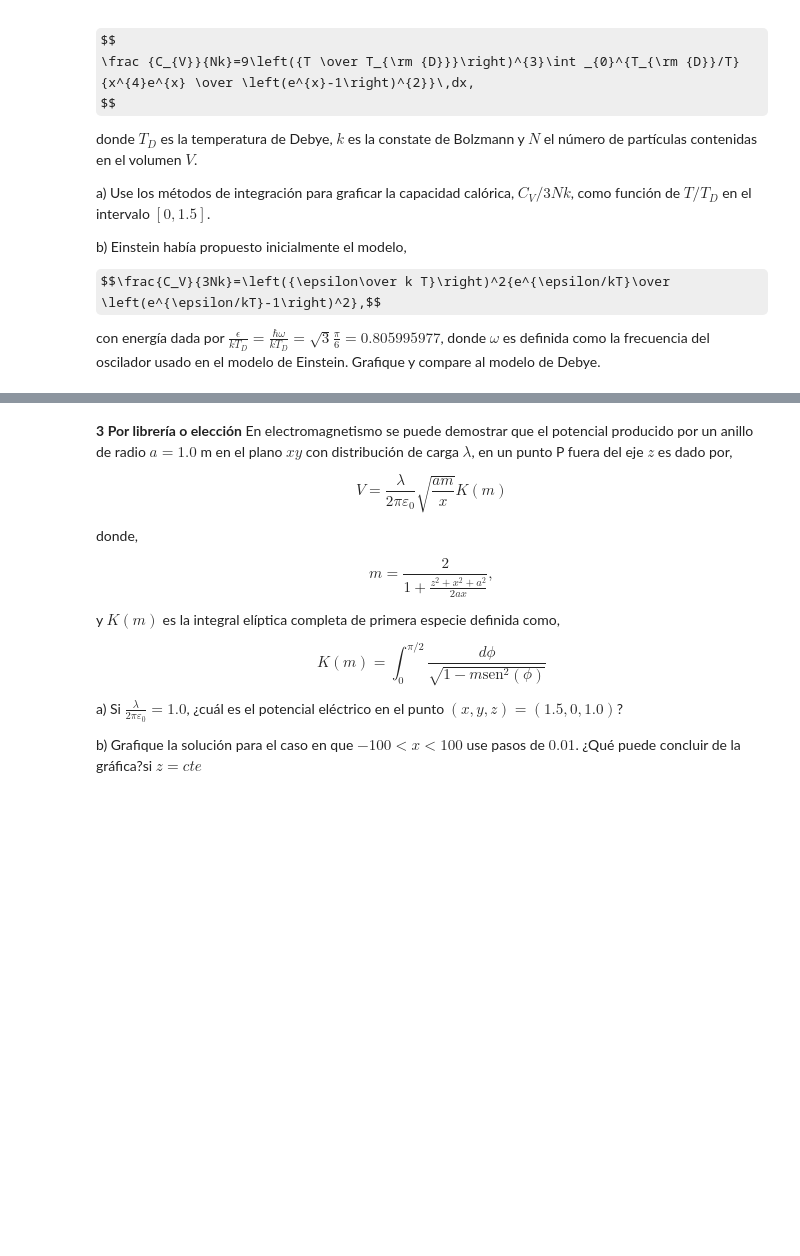
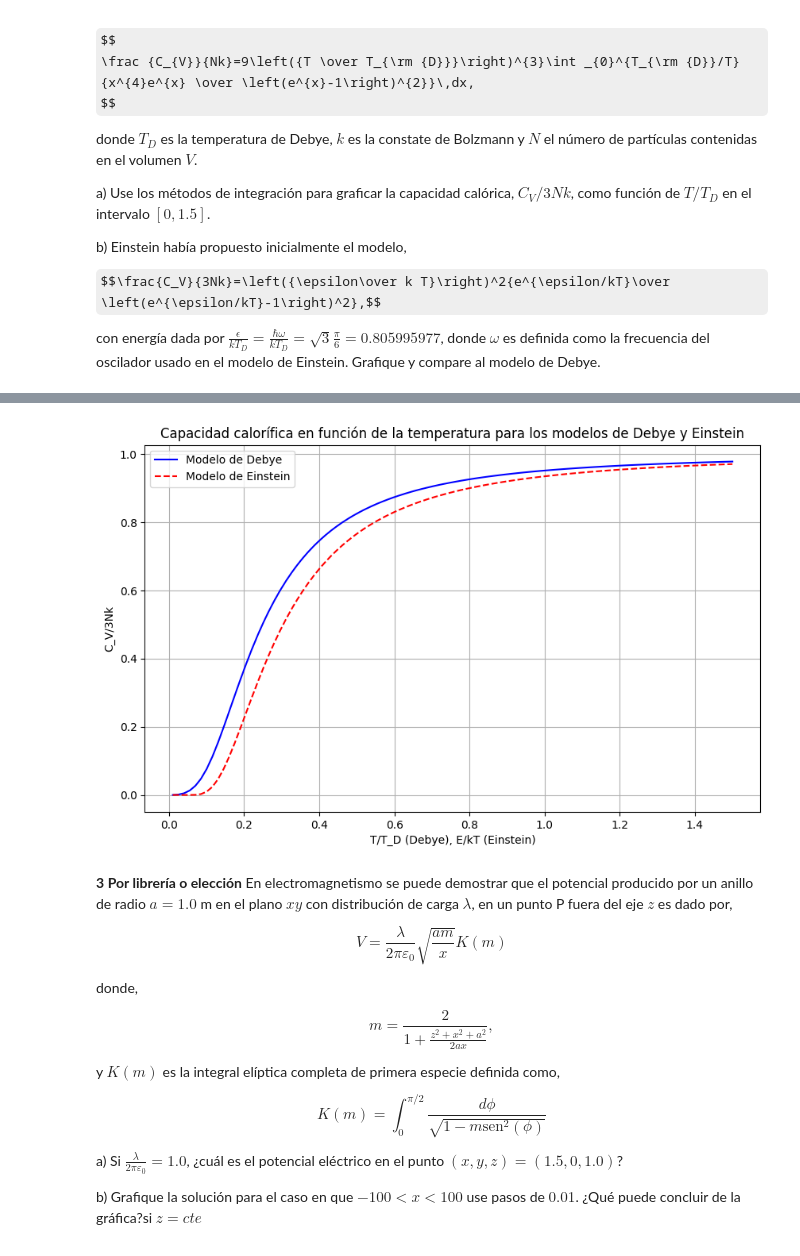
Before and after one commit to estivengrx/computational_methods_physics_astronomy, a Jupyter notebook: Workshops/Taller_05_EstivenCastrillon.ipynb, the cells around one changed output, grey strips where cells are left out. Cells and saved outputs as stored; diff of their text form; code cells hidden in the pictures; some formulas as TeX source; blank space fills up the shorter version.

```diff
--- a/Workshops/Taller_05_EstivenCastrillon.ipynb
+++ b/Workshops/Taller_05_EstivenCastrillon.ipynb
@@ -201,3 +168,44 @@ plt.show()
+# %%
+import numpy as np
+import matplotlib.pyplot as plt
+
+# Modelo de Debye
+# Integral del modelo de Debye
+def integral_debye(x):
+    return x**4 * np.exp(x) / (np.exp(x) - 1)**2
+
+# Cv/3Nk en función de T/T_D
+def modelo_debye(ratio_T, n=1000):
+    integral = Simpson3_8(integral_debye, 0.01, 1/ratio_T, n)
+    return 3 * ratio_T**3 * integral
+
+# Modelo de Einstein
+# Cv/3Nk en función de E/kT calculado con T/T_D considerando E/kT = sqrt(3) * pi**2 / 6
+def modelo_einstein(ratio_T_TD, n=1000):
+    epsilon_k_T = np.sqrt(3) * np.pi/6 * ratio_T_TD
+    Cv_3Nk_einstein = epsilon_k_T**2 * np.exp(epsilon_k_T) / (np.exp(epsilon_k_T) - 1)**2
+    return Cv_3Nk_einstein
+
+# Valores de T/T_D
+ratios_T = np.linspace(0.01, 1.5, 100)  # comienza desde 0.01 para evitar la división por cero
+
+# Capacidades de calor para los modelos de Debye y Einstein
+Cv_debye = np.array([modelo_debye(ratio_T) for ratio_T in ratios_T])
+Cv_einstein = np.array([modelo_einstein(1/ratio_T) for ratio_T in ratios_T])
+
+plt.figure(figsize=(10, 6))
+
+plt.plot(ratios_T, Cv_debye, label='Modelo de Debye', color='blue', linestyle='-')
+plt.plot(ratios_T, Cv_einstein, label='Modelo de Einstein', color='red', linestyle='--')
+
+plt.title('Capacidad calorífica en función de la temperatura para los modelos de Debye y Einstein')
+plt.xlabel('T/T_D (Debye), E/kT (Einstein)')
+plt.ylabel('C_V/3Nk')
+plt.grid(True)
+plt.legend()
+plt.show()
+# %% [output]
+[figure, added]
 # %% [markdown]
 **3** **Por librería o elección** En electromagnetismo se puede demostrar que el potencial producido por un anillo de radio $a=1.0$ m en el plano $xy$ con distribución de carga $\lambda$, en un punto P fuera del eje $z$ es dado por,
 
```
Also changed, not shown: parts of 10 cells of this notebook.
